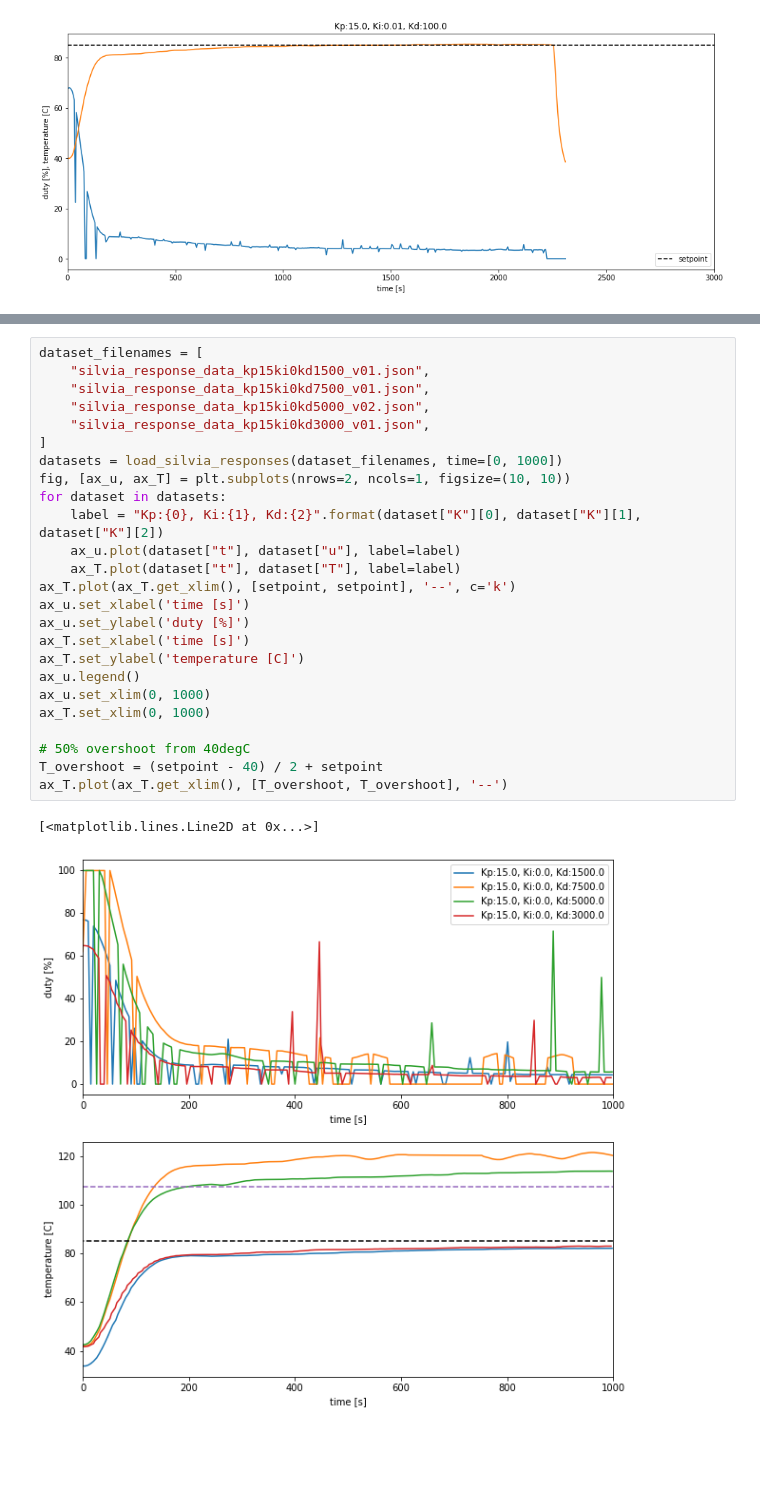
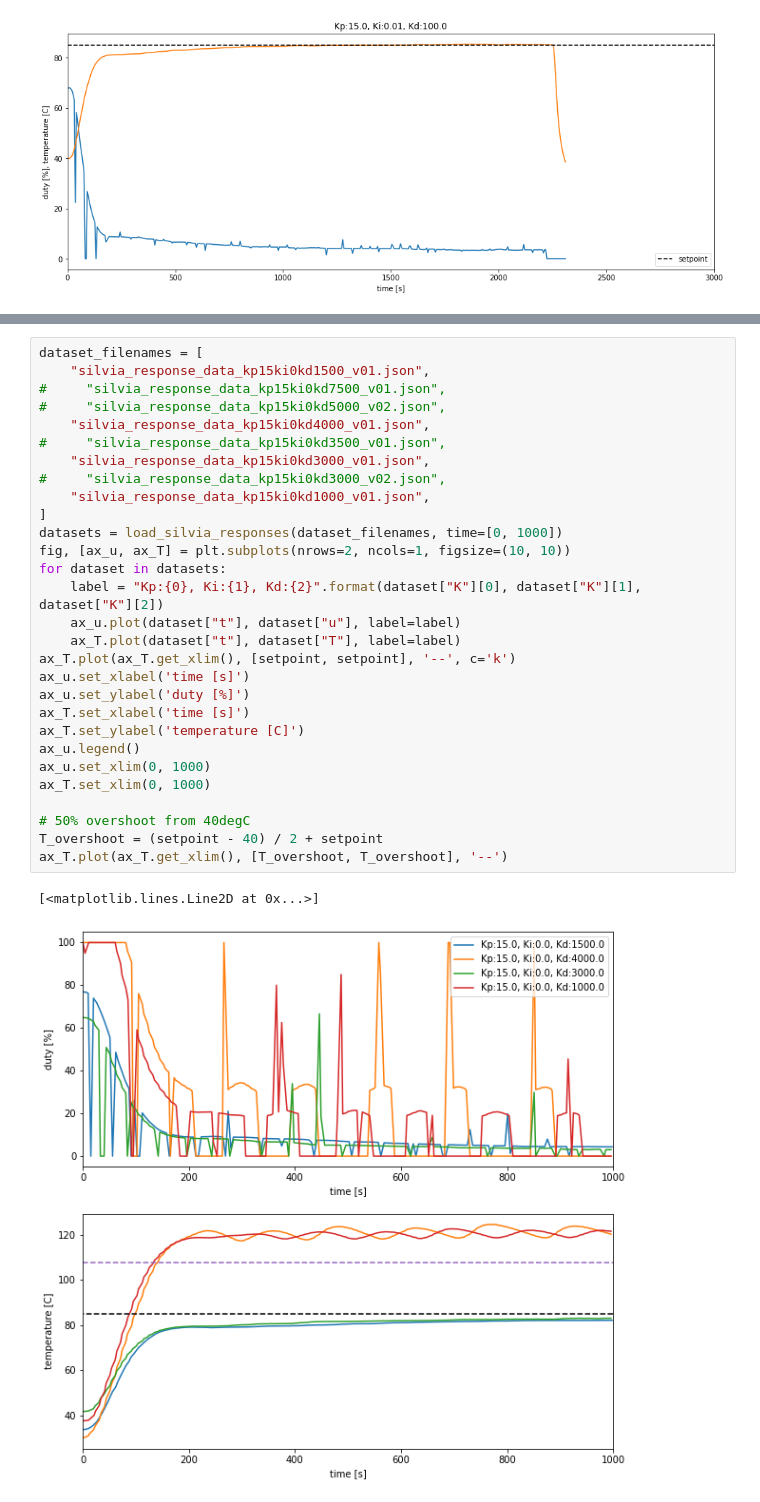
Before and after one commit to willhunt/silvia, a Jupyter notebook: docs/docs/control/assets/silvia_manual_tuning.ipynb, the cells around one changed output, grey strips where cells are left out. Drawn from its saved outputs; the diff is of its cells as text; blank space fills up the shorter version.

```diff
--- a/docs/docs/control/assets/silvia_manual_tuning.ipynb
+++ b/docs/docs/control/assets/silvia_manual_tuning.ipynb
@@ -582,28 +582,32 @@ Kd = 7500
 # %%
 dataset_filenames = [
     "silvia_response_data_kp15ki0kd1500_v01.json",
-    "silvia_response_data_kp15ki0kd7500_v01.json",
-    "silvia_response_data_kp15ki0kd5000_v02.json",
+#     "silvia_response_data_kp15ki0kd7500_v01.json",
+#     "silvia_response_data_kp15ki0kd5000_v02.json",
+    "silvia_response_data_kp15ki0kd4000_v01.json",
+#     "silvia_response_data_kp15ki0kd3500_v01.json",
     "silvia_response_data_kp15ki0kd3000_v01.json",
+#     "silvia_response_data_kp15ki0kd3000_v02.json",
+    "silvia_response_data_kp15ki0kd1000_v01.json",
 ]
 datasets = load_silvia_responses(dataset_filenames, time=[0, 1000])
 fig, [ax_u, ax_T] = plt.subplots(nrows=2, ncols=1, figsize=(10, 10))
 for dataset in datasets:
     label = "Kp:{0}, Ki:{1}, Kd:{2}".format(dataset["K"][0], dataset["K"][1], dataset["K"][2])
     ax_u.plot(dataset["t"], dataset["u"], label=label)
     ax_T.plot(dataset["t"], dataset["T"], label=label)
 ax_T.plot(ax_T.get_xlim(), [setpoint, setpoint], '--', c='k')
 ax_u.set_xlabel('time [s]')
 ax_u.set_ylabel('duty [%]')
 ax_T.set_xlabel('time [s]')
 ax_T.set_ylabel('temperature [C]')
 ax_u.legend()
 ax_u.set_xlim(0, 1000)
 ax_T.set_xlim(0, 1000)
 
 # 50% overshoot from 40degC
 T_overshoot = (setpoint - 40) / 2 + setpoint
 ax_T.plot(ax_T.get_xlim(), [T_overshoot, T_overshoot], '--')
 # %% [output]
 [<matplotlib.lines.Line2D at 0x...>]
-[figure, old version]
+[figure, new version]
```
Also changed, not shown: parts of 4 cells of this notebook, 7 other files.
